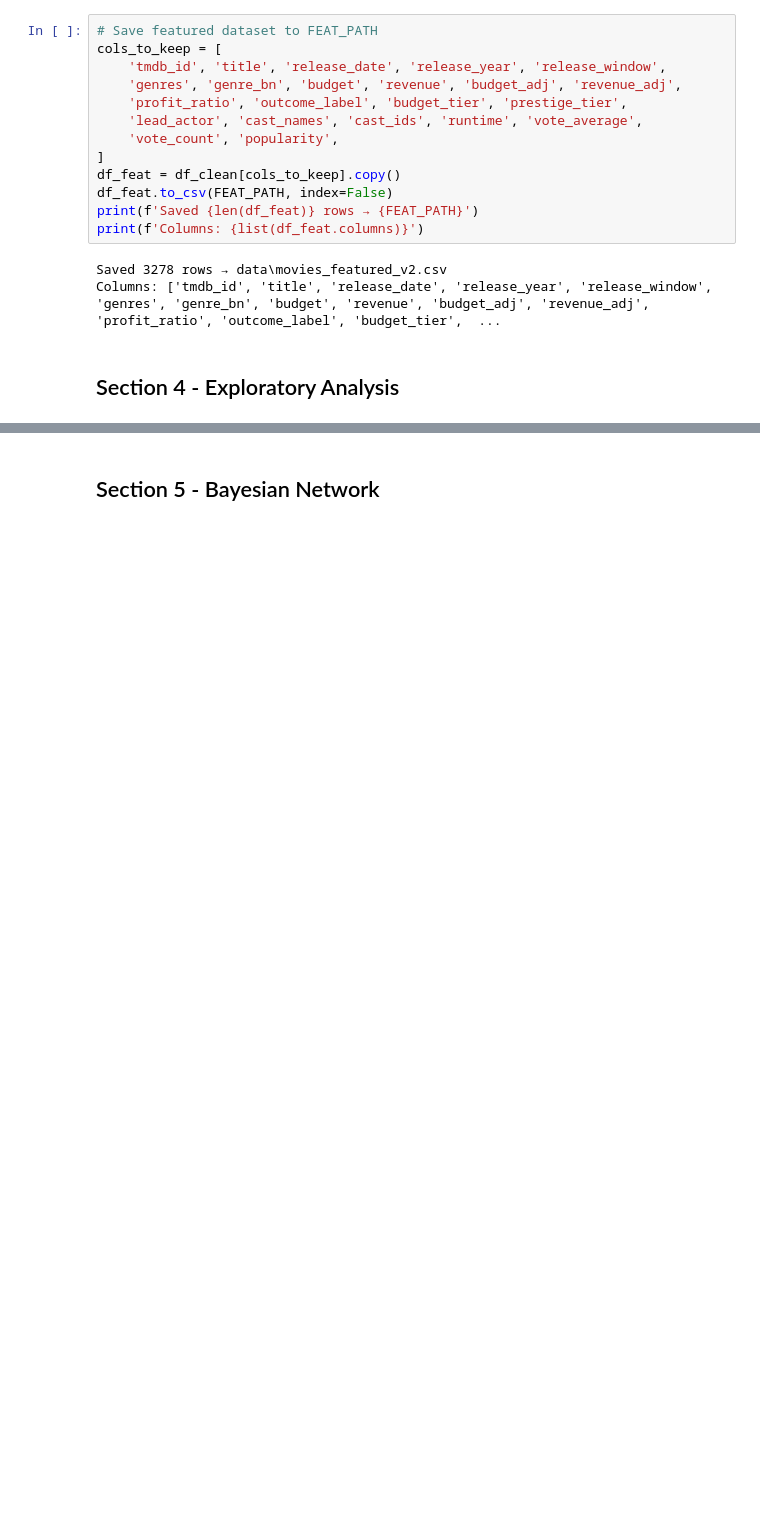
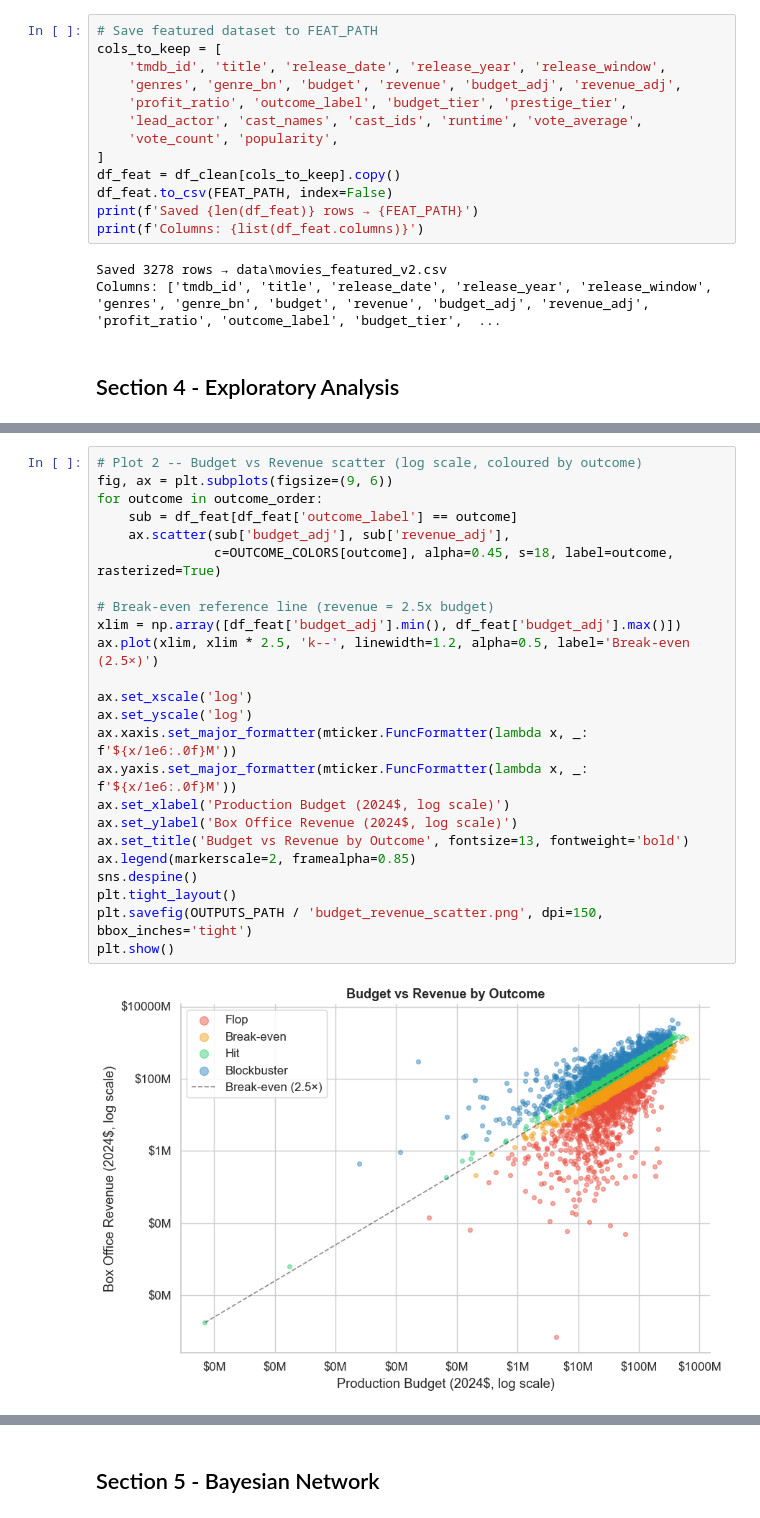
Before and after one commit to stefhooy/box-office-bayesian, a Jupyter notebook: blockbuster_formula_version_2.ipynb, the cells around one changed output, grey strips where cells are left out. Cells and saved outputs as stored; diff of their text form; blank space fills up the shorter version.

```diff
--- a/blockbuster_formula_version_2.ipynb
+++ b/blockbuster_formula_version_2.ipynb
@@ -577,0 +653,26 @@ Columns: ['tmdb_id', 'title', 'release_date', 'release_year', 'release_window',
+# %%
+# Plot 2 -- Budget vs Revenue scatter (log scale, coloured by outcome)
+fig, ax = plt.subplots(figsize=(9, 6))
+for outcome in outcome_order:
+    sub = df_feat[df_feat['outcome_label'] == outcome]
+    ax.scatter(sub['budget_adj'], sub['revenue_adj'],
+               c=OUTCOME_COLORS[outcome], alpha=0.45, s=18, label=outcome, rasterized=True)
+
+# Break-even reference line (revenue = 2.5x budget)
+xlim = np.array([df_feat['budget_adj'].min(), df_feat['budget_adj'].max()])
+ax.plot(xlim, xlim * 2.5, 'k--', linewidth=1.2, alpha=0.5, label='Break-even (2.5×)')
+
+ax.set_xscale('log')
+ax.set_yscale('log')
+ax.xaxis.set_major_formatter(mticker.FuncFormatter(lambda x, _: f'${x/1e6:.0f}M'))
+ax.yaxis.set_major_formatter(mticker.FuncFormatter(lambda x, _: f'${x/1e6:.0f}M'))
+ax.set_xlabel('Production Budget (2024$, log scale)')
+ax.set_ylabel('Box Office Revenue (2024$, log scale)')
+ax.set_title('Budget vs Revenue by Outcome', fontsize=13, fontweight='bold')
+ax.legend(markerscale=2, framealpha=0.85)
+sns.despine()
+plt.tight_layout()
+plt.savefig(OUTPUTS_PATH / 'budget_revenue_scatter.png', dpi=150, bbox_inches='tight')
+plt.show()
+# %% [output]
+[figure, added]
```
Also changed, not shown: parts of 16 cells of this notebook, 8 other files.
